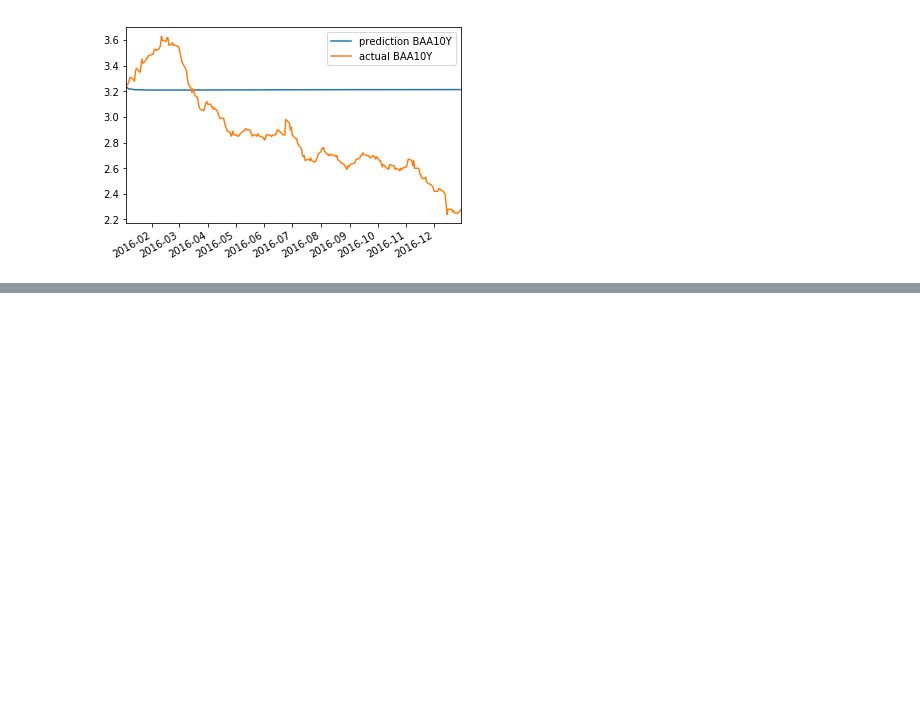
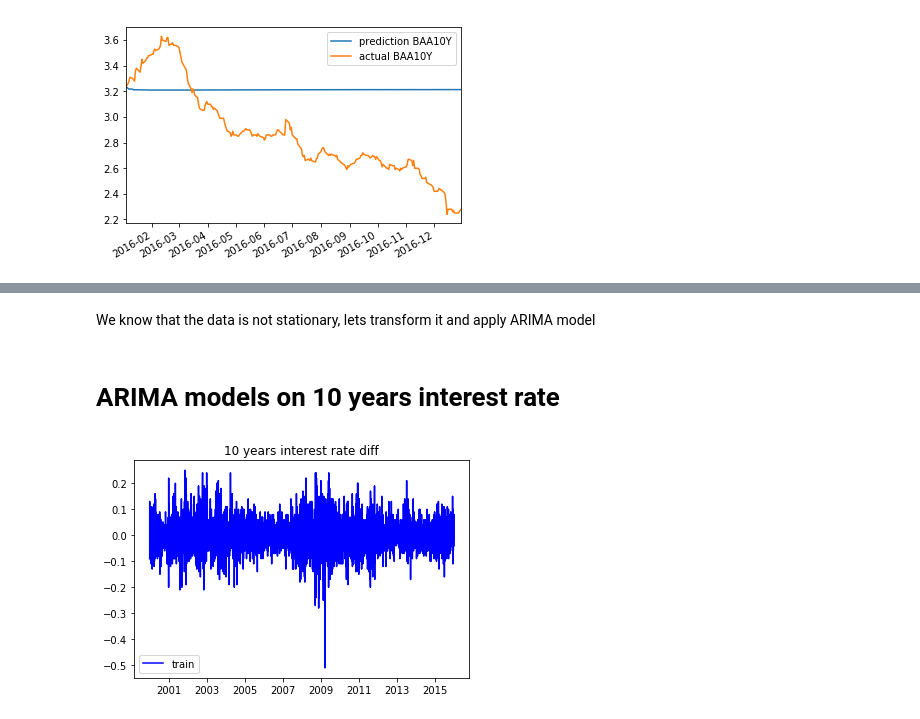
Before and after one commit to sna89/FinanceCourse, a Jupyter notebook: Time_series_analysis.ipynb, the cells around one changed output, grey strips where cells are left out. Cells and saved outputs as stored; diff of their text form; code cells hidden in the pictures; blank space fills up the shorter version.

```diff
--- a/Time_series_analysis.ipynb
+++ b/Time_series_analysis.ipynb
@@ -494,0 +557,14 @@ BAA10Y mse: 0.23744179322270262:
+# %% [markdown]
+We know that the data is not stationary, lets transform it and apply ARIMA model
+# %% [markdown]
+# ARIMA models on 10 years interest rate
+# %%
+interest_train_df = train_df['10 Yr']
+diff_interest_train_df = pd.DataFrame(data=interest_train_df.diff(periods=1).dropna(), columns=['10 Yr'])
+plt.figure()
+plt.plot(diff_interest_train_df['10 Yr'], 'b', label='train')
+plt.title('10 years interest rate diff')
+plt.legend(loc='best')
+plt.show()
+# %% [output]
+[figure, added]
```
Also changed, not shown: parts of 25 cells of this notebook, 1 other file.
